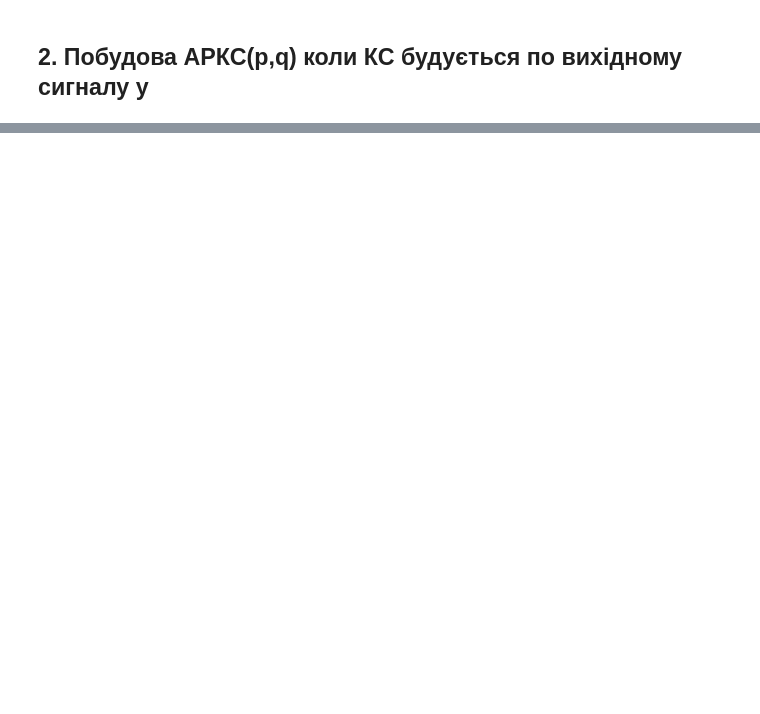
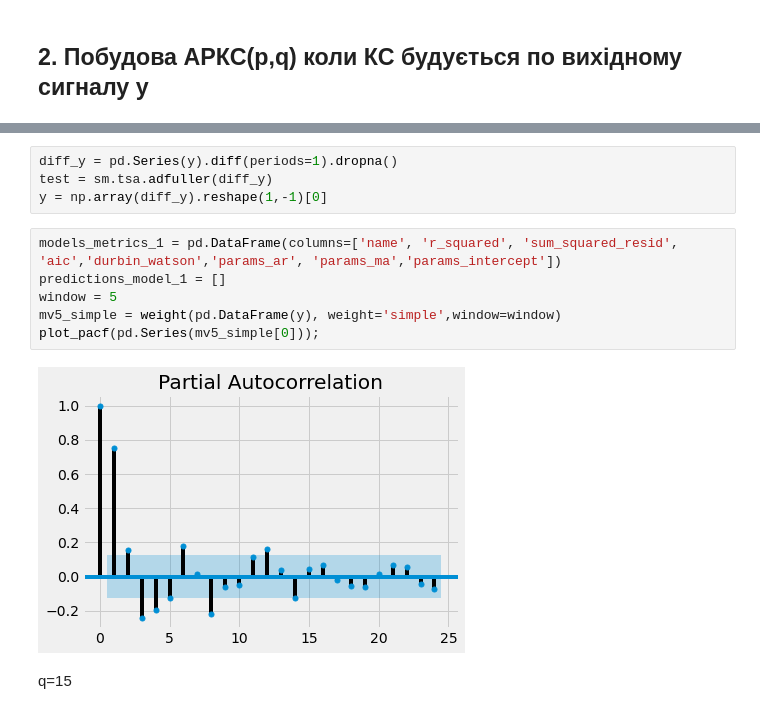
Before and after one commit to bateikoEd/time-series-analysis, a Jupyter notebook: lab3/Untitled.ipynb, the cells around one changed output, grey strips where cells are left out. Drawn from its saved outputs; the diff is of its cells as text; blank space fills up the shorter version.

```diff
--- a/lab3/Untitled.ipynb
+++ b/lab3/Untitled.ipynb
@@ -295,0 +315,14 @@ for name, y_pred in zip(models_metrics.name, predictions_model):
+# %%
+diff_y = pd.Series(y).diff(periods=1).dropna()
+test = sm.tsa.adfuller(diff_y)
+y = np.array(diff_y).reshape(1,-1)[0]
+# %%
+models_metrics_1 = pd.DataFrame(columns=['name', 'r_squared', 'sum_squared_resid', 'aic','durbin_watson','params_ar', 'params_ma','params_intercept'])
+predictions_model_1 = []
+window = 5
+mv5_simple = weight(pd.DataFrame(y), weight='simple',window=window)
+plot_pacf(pd.Series(mv5_simple[0]));
+# %% [output]
+[figure, added]
+# %% [markdown]
+q=15
```
Also changed, not shown: parts of 18 cells of this notebook.
